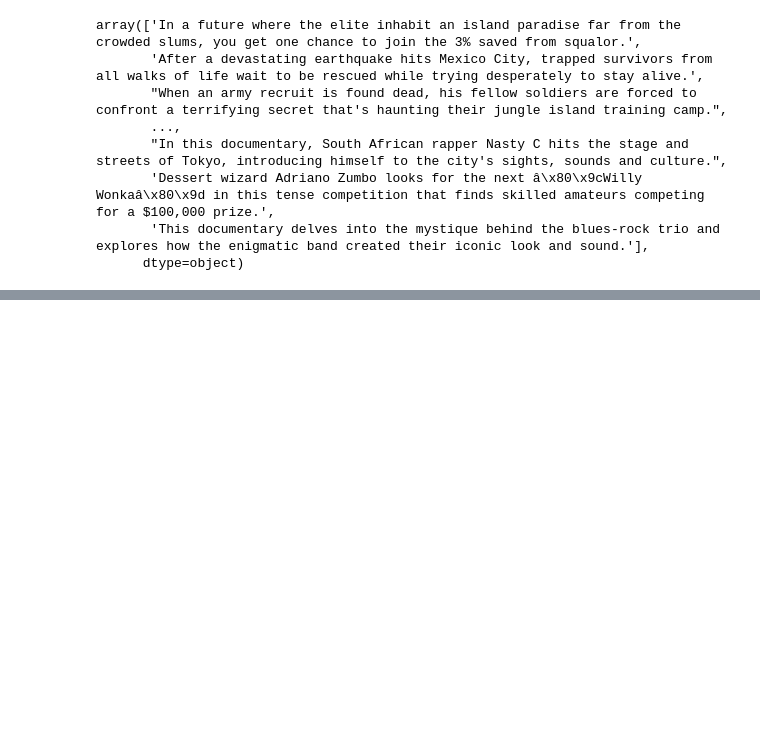
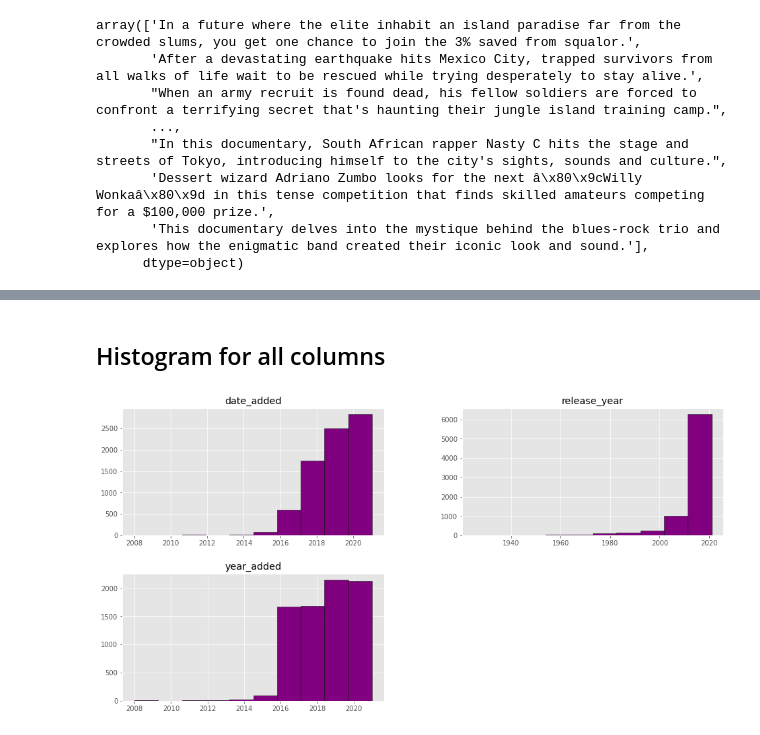
Before and after one commit to Samarjeet-singh-chhabra/NETFLIX-MOVIES-AND-TV-SHOWS-CLUSTERING, a Jupyter notebook: COLAB_|_CP_4_|_NETFLIX_MOVIES_AND_TV_SHOWS_CLUSTERING_|_SAMARJEET.ipynb, the cells around one changed output, grey strips where cells are left out. Cells and saved outputs as stored; diff of their text form; code cells hidden in the pictures; blank space fills up the shorter version.

```diff
--- a/COLAB_|_CP_4_|_NETFLIX_MOVIES_AND_TV_SHOWS_CLUSTERING_|_SAMARJEET.ipynb
+++ b/COLAB_|_CP_4_|_NETFLIX_MOVIES_AND_TV_SHOWS_CLUSTERING_|_SAMARJEET.ipynb
@@ -520,0 +532,10 @@ array(['In a future where the elite inhabit an island paradise far from the crow
+# %% [markdown]
+## Histogram for all columns
+# %%
+# it shows the value distribution in each columns
+
+plt.style.use('ggplot')
+df.hist(figsize=(16,8),color = 'purple', ec="black")
+plt.show()
+# %% [output]
+[figure, added]
```
Also changed, not shown: parts of 72 cells of this notebook.
